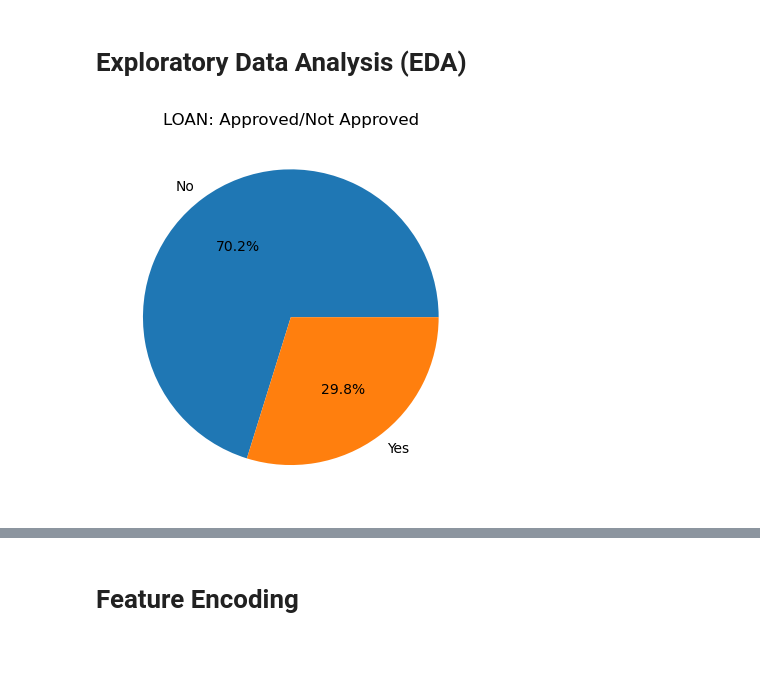
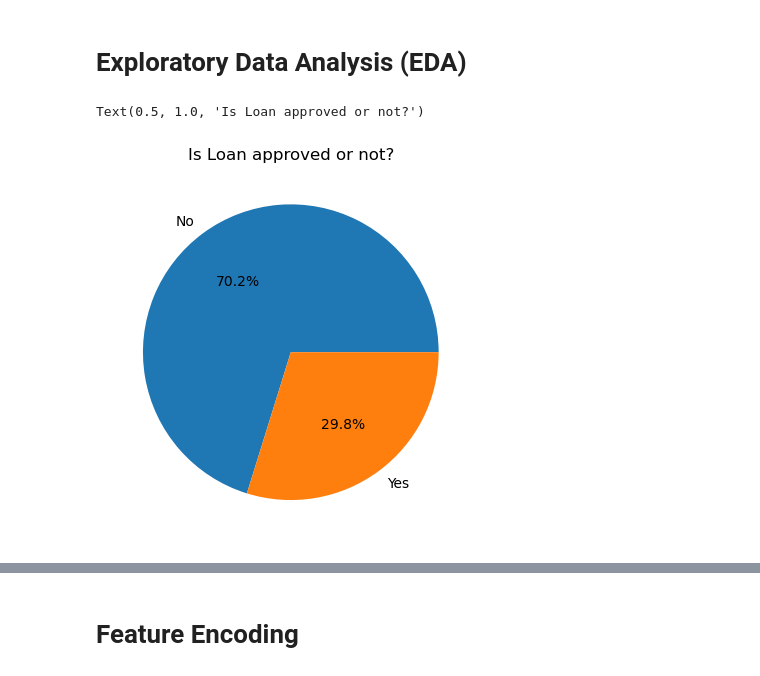
Before and after one commit to Ayushgit51/Credit-Wise-Loan-Prediction-, a Jupyter notebook: credit_wise_loan_code.ipynb, the cells around one changed output, grey strips where cells are left out. Saved outputs shown, nothing was run; the diff lists cells and outputs as text; code cells hidden in the pictures.

```diff
--- a/credit_wise_loan_code.ipynb
+++ b/credit_wise_loan_code.ipynb
@@ -60,13 +60,14 @@ df[categorical_cols] = cat_imp.fit_transform(df[categorical_cols])
 # Exploratory Data Analysis (EDA)
 # %%
 # Checking How Balanced Our Classes Are?
+
 classes_count = df["Loan_Approved"].value_counts()
 
 plt.pie(classes_count, labels=["No", "Yes"], autopct="%1.1f%%")
-plt.title("LOAN: Approved/Not Approved")
-plt.show()
+plt.title("Is Loan approved or not?")
 # %% [output]
+Text(0.5, 1.0, 'Is Loan approved or not?')
-[figure, old version]
+[figure, new version]
 # %%
 # Analysing Catgories:
 
```
Also changed, not shown: parts of 27 cells of this notebook, 1 other file.
